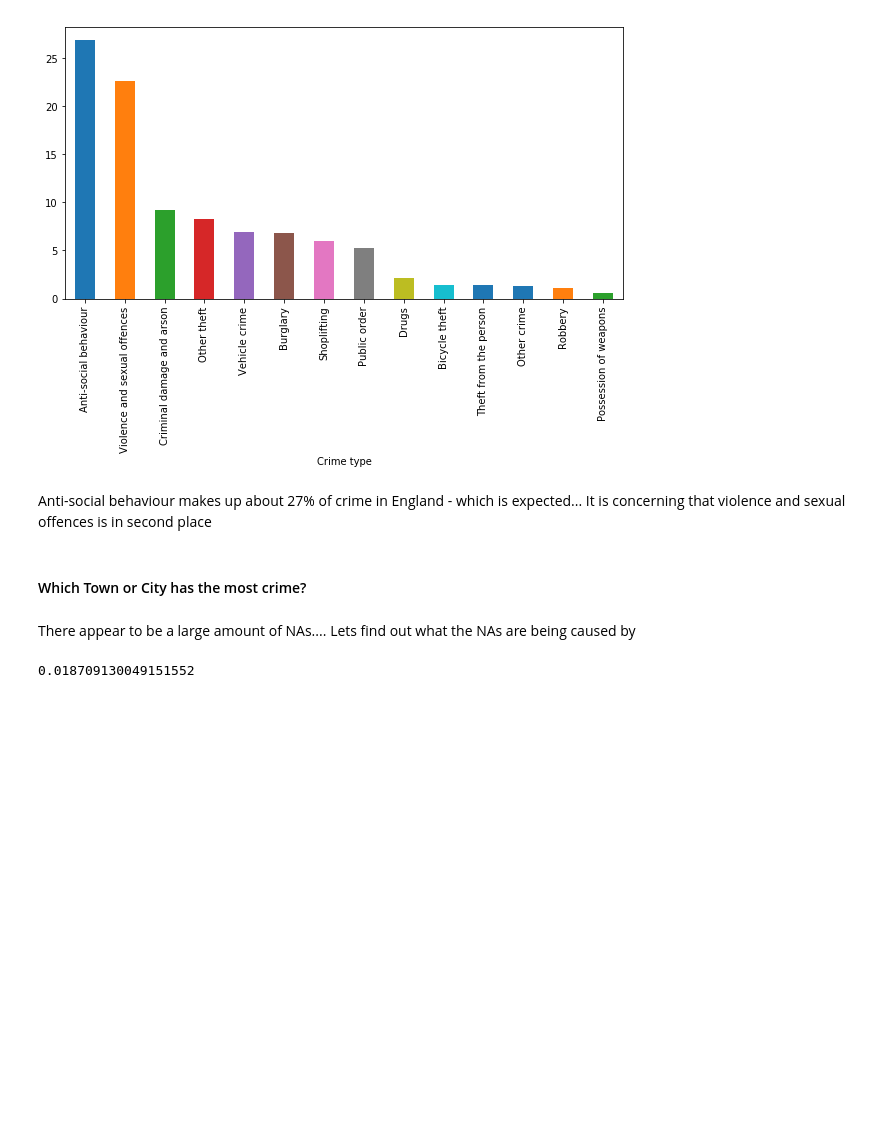
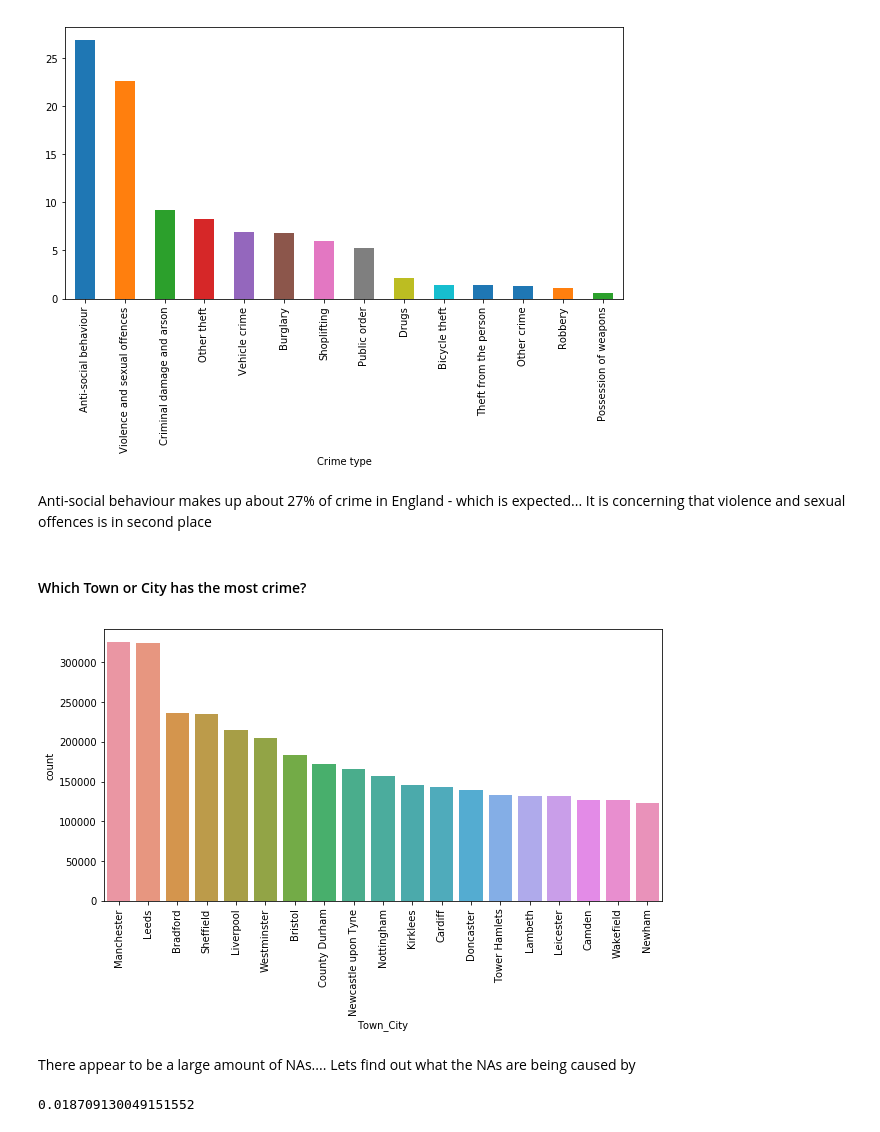
Before and after one commit to AlistairLR112/EnglandCrimeAssociations, a Jupyter notebook: CrimeAssociations.ipynb, the cells around one changed output. Drawn from its saved outputs; the diff is of its cells as text; code cells hidden in the pictures; blank space fills up the shorter version.

```diff
--- a/CrimeAssociations.ipynb
+++ b/CrimeAssociations.ipynb
@@ -124,4 +136,0 @@ police_data_df = police_data_df.withColumn('Year', month_year_split.getItem(0))\
-# %%
-# Ensure that both of the new columns created are integer and not string types
-police_data_df = police_data_df.withColumn("Month_of_Year", police_data_df.Month_of_Year.cast("int"))
-police_data_df = police_data_df.withColumn("Year", police_data_df.Year.cast("int"))
@@ -151,8 +136,0 @@ get_month_name = F.udf(lambda x: calendar.month_abbr[x])
-# %%
-# Apply get_month_name to the Month of Year Column
-police_data_df = police_data_df.withColumn("Month_of_Year", get_month_name(police_data_df["Month_of_Year"]))
-# %%
-# Now remove the On or near part of the string in Location as it adds no information
-police_data_df = police_data_df.withColumn('Location', F.regexp_replace('Location', 'On or near ', ''))
-# %%
-police_data_df = police_data_df.withColumn("Town_City", F.regexp_replace('LSOA name', ' [0-9]{3}\w', ''))
@@ -236,3 +237,10 @@ crime_town_city_counts ## TO BE COMPLETED
+# %%
+plt.figure(figsize=(10,5))
+sns.barplot(y=crime_town_city_counts.loc[1:20, "count"], x=crime_town_city_counts.loc[1:20, "Town_City"])
+plt.xticks(rotation=90)
+plt.show()
+# %% [output]
+[figure, added]
 # %% [markdown]
 There appear to be a large amount of NAs....
 Lets find out what the NAs are being caused by
```
Also changed, not shown: parts of 41 cells of this notebook, 1 other file.
